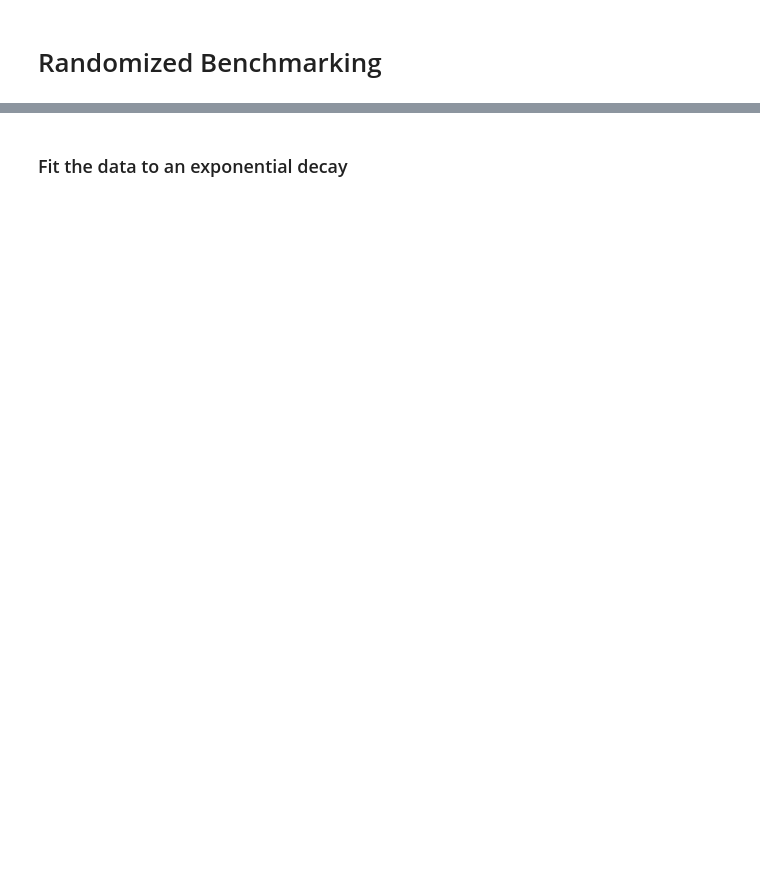
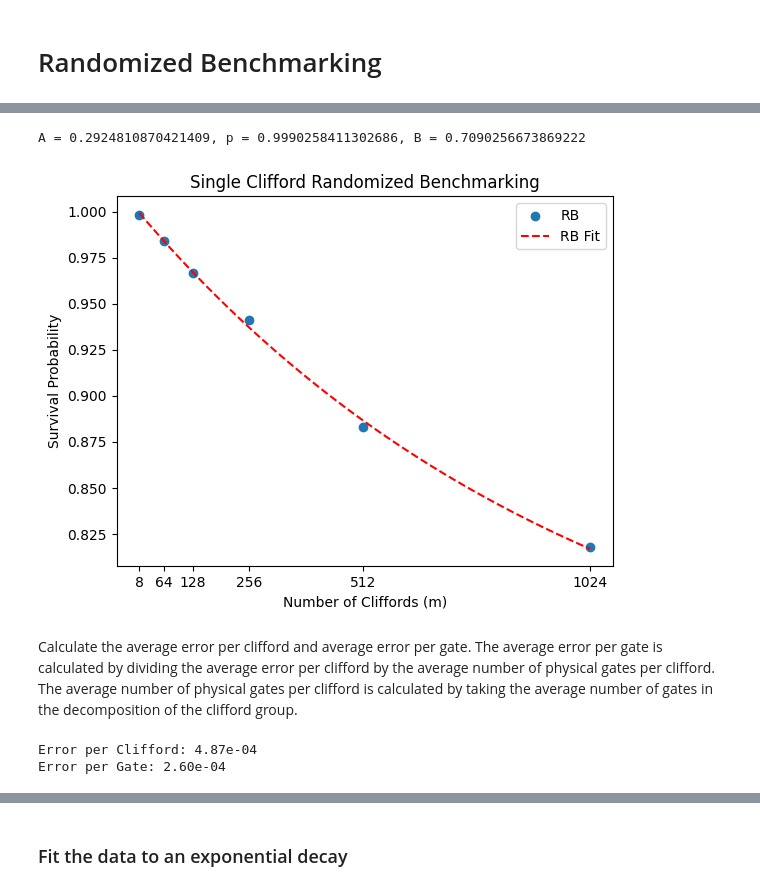
Before and after one commit to aqp-mc2-chalmers/chalmers-qubit, a Jupyter notebook: docs/examples/randomized_benchmarking.ipynb, the cells around one changed output, grey strips where cells are left out. Cells and saved outputs as stored; diff of their text form; code cells hidden in the pictures; blank space fills up the shorter version.

```diff
--- a/docs/examples/randomized_benchmarking.ipynb
+++ b/docs/examples/randomized_benchmarking.ipynb
@@ -125,0 +96,43 @@ Running sequence length 512
+# %%
+import numpy as np
+from scipy.optimize import curve_fit
+import matplotlib.pyplot as plt
+
+# Define the model function
+def model(m, A, p, B) -> float:
+    return A * p**m + B
+
+# Initial guess for A, p, B
+initial_guess = [1, 0.99, 0.5]
+
+# Fit the curve
+params, covariance = curve_fit(model, sequences, sequence_fidelity, p0=initial_guess)
+
+# Extract fitted parameters
+A_fit, p_fit, B_fit = params
+print(f"A = {A_fit}, p = {p_fit}, B = {B_fit}")
+
+# Plot
+x_fit = np.linspace(min(sequences), max(sequences), 100)
+y_fit = model(x_fit, A_fit, p_fit, B_fit)
+
+plt.scatter(sequences, sequence_fidelity, label="RB")
+plt.plot(x_fit, y_fit, label="RB Fit", color='red', linestyle='--')
+plt.legend()
+plt.xlabel("Number of Cliffords (m)")
+plt.ylabel("Survival Probability")
+plt.title("Single Clifford Randomized Benchmarking")
+plt.xticks(sequences)
+plt.show()
+# %% [output]
+A = 0.2924810870421409, p = 0.9990258411302686, B = 0.7090256673869222
+[figure, added]
+# %% [markdown]
+Calculate the average error per clifford and average error per gate. The average error per gate is calculated by dividing the average error per clifford by the average number of physical gates per clifford. The average number of physical gates per clifford is calculated by taking the average number of gates in the decomposition of the clifford group.
+# %%
+r_clifford = 1 - p_fit - (1-p_fit) / 2
+print(f"Error per Clifford: {(r_clifford):.2e}")
+print(f"Error per Gate: {(r_clifford / 1.875):.2e}")
+# %% [output]
+Error per Clifford: 4.87e-04
+Error per Gate: 2.60e-04
```
Also changed, not shown: parts of 26 cells of this notebook.
